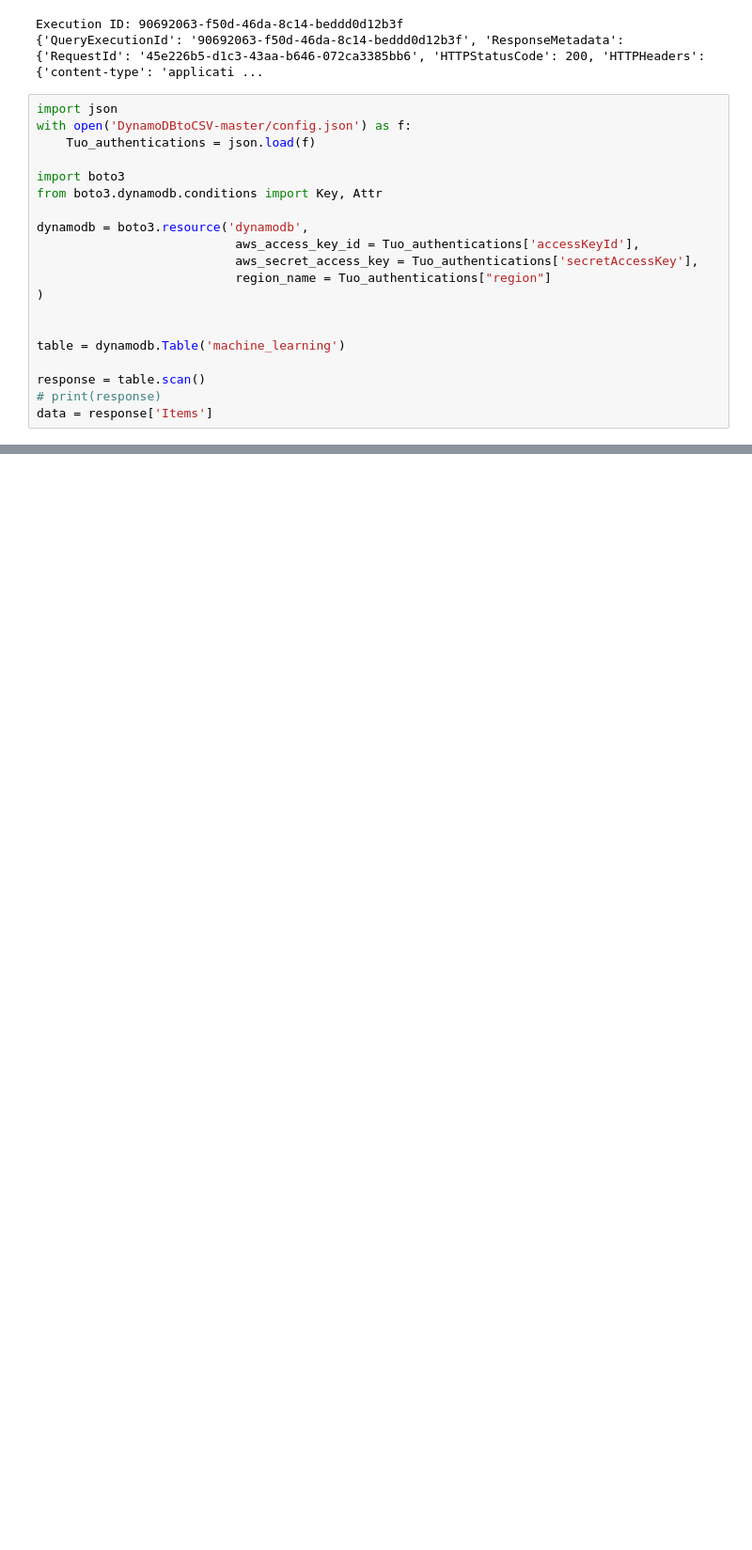
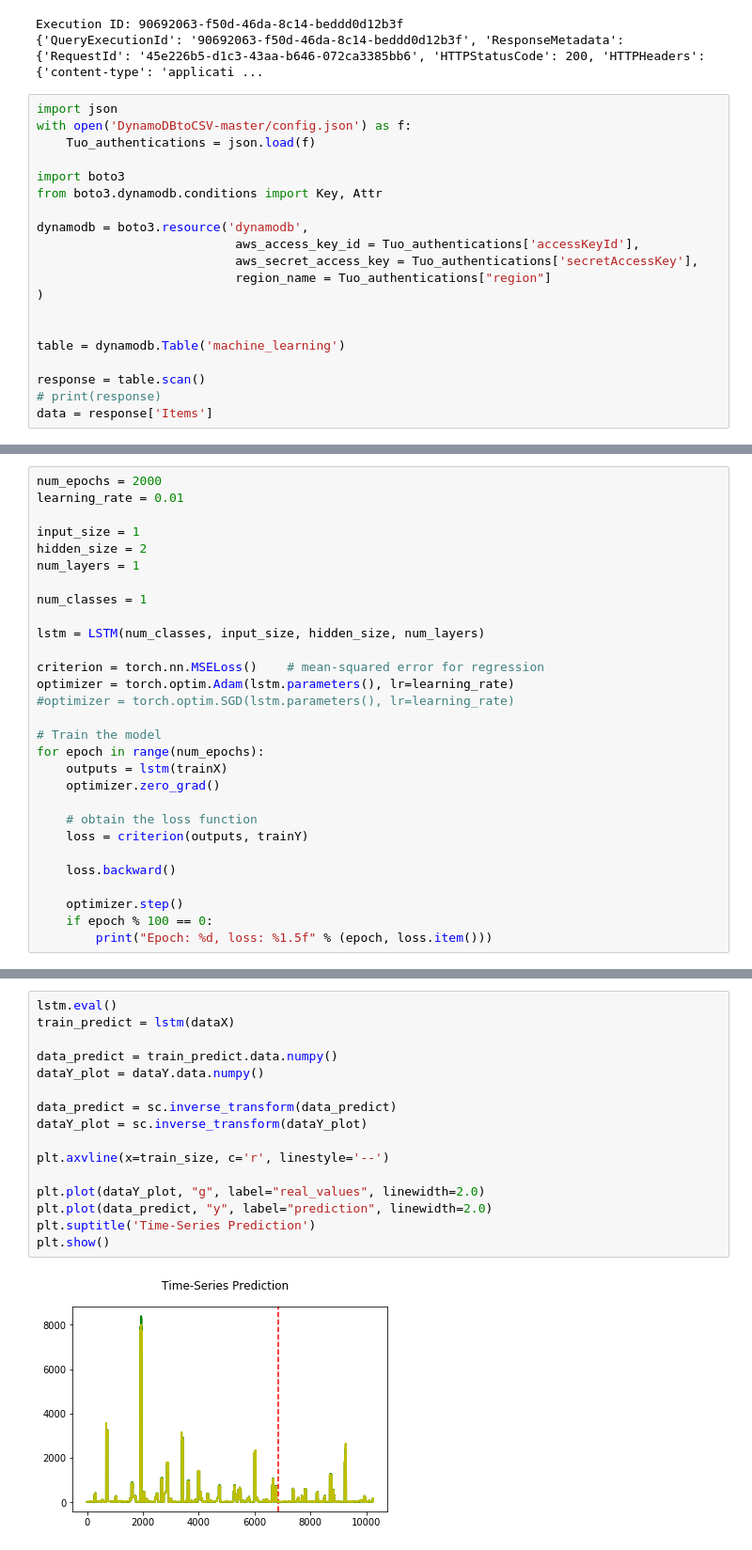
Before and after one commit to adomni/usfFall2019, a Jupyter notebook: Tuo_workingfolder/Work.ipynb, the cells around one changed output, grey strips where cells are left out. Shown at 94% size. Drawn from its saved outputs; the diff is of its cells as text; blank space fills up the shorter version.

Commit message:
predicted fake data made by Tae in Work.ipynb

```diff
--- a/Tuo_workingfolder/Work.ipynb
+++ b/Tuo_workingfolder/Work.ipynb
@@ -94,0 +171,29 @@ print(df)
+# %%
+num_epochs = 2000
+learning_rate = 0.01
+
+input_size = 1
+hidden_size = 2
+num_layers = 1
+
+num_classes = 1
+
+lstm = LSTM(num_classes, input_size, hidden_size, num_layers)
+
+criterion = torch.nn.MSELoss()    # mean-squared error for regression
+optimizer = torch.optim.Adam(lstm.parameters(), lr=learning_rate)
+#optimizer = torch.optim.SGD(lstm.parameters(), lr=learning_rate)
+
+# Train the model
+for epoch in range(num_epochs):
+    outputs = lstm(trainX)
+    optimizer.zero_grad()
+
+    # obtain the loss function
+    loss = criterion(outputs, trainY)
+
+    loss.backward()
+
+    optimizer.step()
+    if epoch % 100 == 0:
+        print("Epoch: %d, loss: %1.5f" % (epoch, loss.item()))
@@ -95,3 +221,21 @@ print(df)
+# %%
+lstm.eval()
+train_predict = lstm(dataX)
+
+data_predict = train_predict.data.numpy()
+dataY_plot = dataY.data.numpy()
+
+data_predict = sc.inverse_transform(data_predict)
+dataY_plot = sc.inverse_transform(dataY_plot)
+
+plt.axvline(x=train_size, c='r', linestyle='--')
+
+plt.plot(dataY_plot, "g", label="real_values", linewidth=2.0)
+plt.plot(data_predict, "y", label="prediction", linewidth=2.0)
+plt.suptitle('Time-Series Prediction')
+plt.show()
+# %% [output]
+[figure, added]
 # %%
 X = df.index.factorize()[0].reshape(-1,1)
 print("X: ", X)
```
Also changed, not shown: parts of 8 cells of this notebook, 1 other file.
